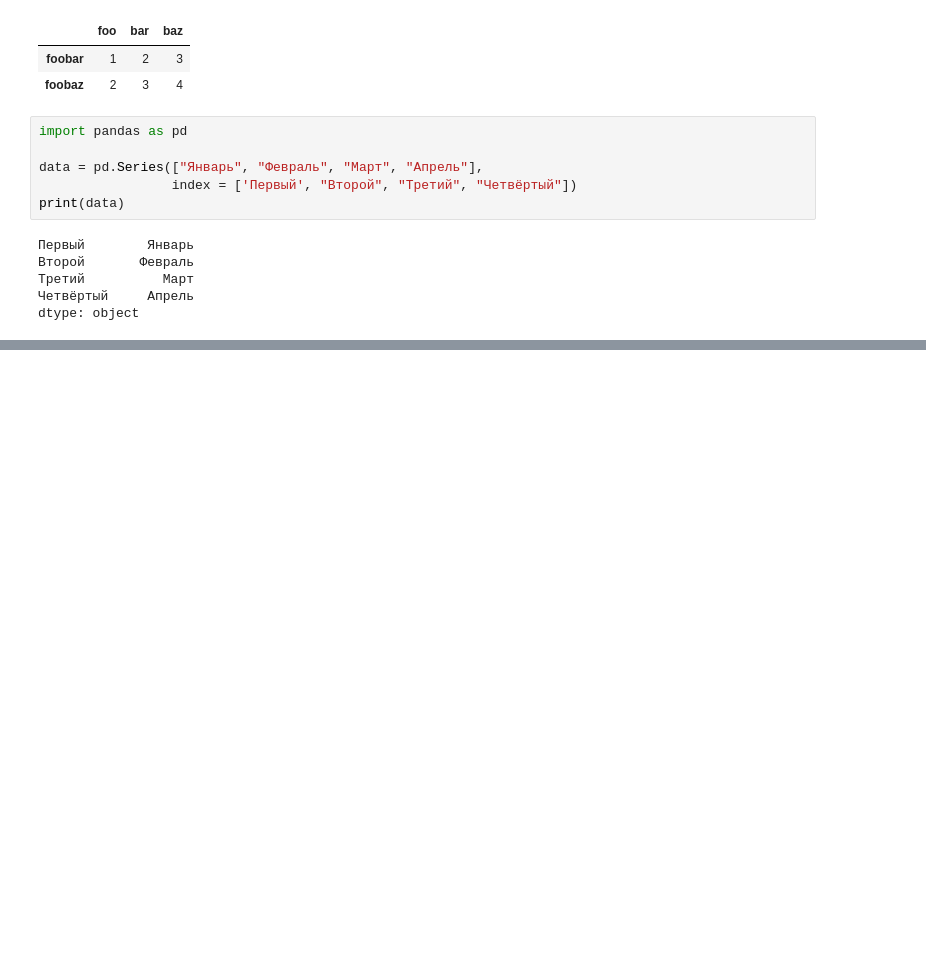
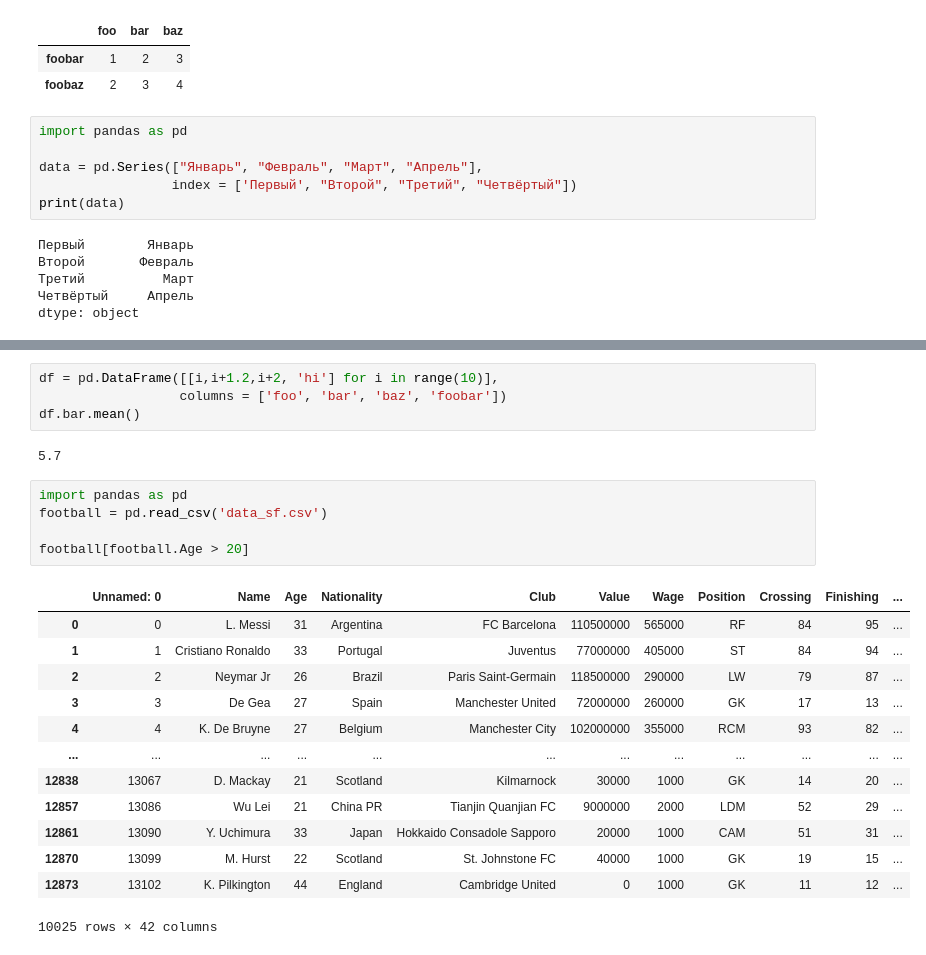
Before and after one commit to Balsulu/PYTHON, a Jupyter notebook: PYTHON 5/Python 5.ipynb, the cells around one changed output, grey strips where cells are left out. Drawn from its saved outputs; the diff is of its cells as text; blank space fills up the shorter version.

```diff
--- a/PYTHON 5/Python 5.ipynb
+++ b/PYTHON 5/Python 5.ipynb
@@ -76,0 +210,25 @@ dtype: object
+# %%
+df = pd.DataFrame([[i,i+1.2,i+2, 'hi'] for i in range(10)],
+                  columns = ['foo', 'bar', 'baz', 'foobar'])
+df.bar.mean()
+# %% [output]
+5.7
+# %%
+import pandas as pd
+football = pd.read_csv('data_sf.csv')
+
+football[football.Age > 20]
+# %% [output]
+|  | Unnamed: 0 | Name | Age | Nationality | Club | Value | Wage | Position | Crossing | Finishing | ... |
+| 0 | 0 | L. Messi | 31 | Argentina | FC Barcelona | 110500000 | 565000 | RF | 84 | 95 | ... |
+| 1 | 1 | Cristiano Ronaldo | 33 | Portugal | Juventus | 77000000 | 405000 | ST | 84 | 94 | ... |
+| 2 | 2 | Neymar Jr | 26 | Brazil | Paris Saint-Germain | 118500000 | 290000 | LW | 79 | 87 | ... |
+| 3 | 3 | De Gea | 27 | Spain | Manchester United | 72000000 | 260000 | GK | 17 | 13 | ... |
+| 4 | 4 | K. De Bruyne | 27 | Belgium | Manchester City | 102000000 | 355000 | RCM | 93 | 82 | ... |
+| ... | ... | ... | ... | ... | ... | ... | ... | ... | ... | ... | ... |
+| 12838 | 13067 | D. Mackay | 21 | Scotland | Kilmarnock | 30000 | 1000 | GK | 14 | 20 | ... |
+| 12857 | 13086 | Wu Lei | 21 | China PR | Tianjin Quanjian FC | 9000000 | 2000 | LDM | 52 | 29 | ... |
+| 12861 | 13090 | Y. Uchimura | 33 | Japan | Hokkaido Consadole Sapporo | 20000 | 1000 | CAM | 51 | 31 | ... |
+| 12870 | 13099 | M. Hurst | 22 | Scotland | St. Johnstone FC | 40000 | 1000 | GK | 19 | 15 | ... |
+| 12873 | 13102 | K. Pilkington | 44 | England | Cambridge United | 0 | 1000 | GK | 11 | 12 | ... |
+10025 rows × 42 columns
```
Also changed, not shown: parts of 13 cells of this notebook, 12 other files.
